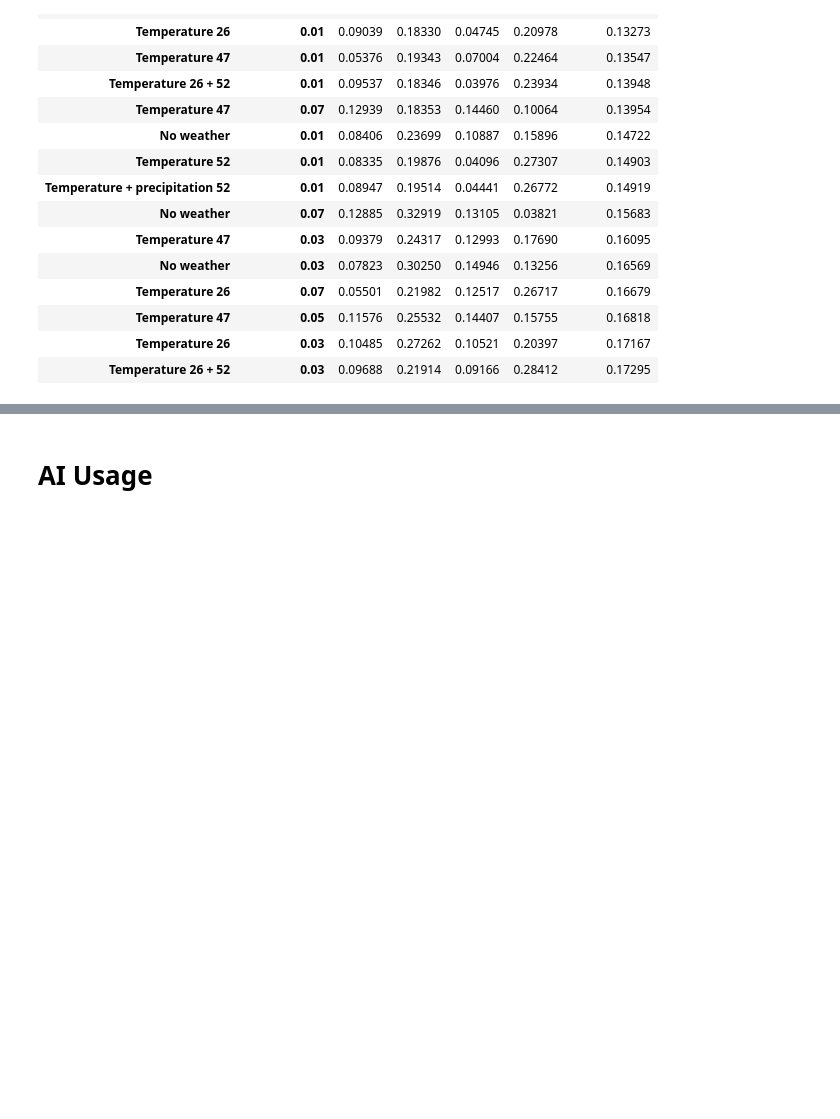
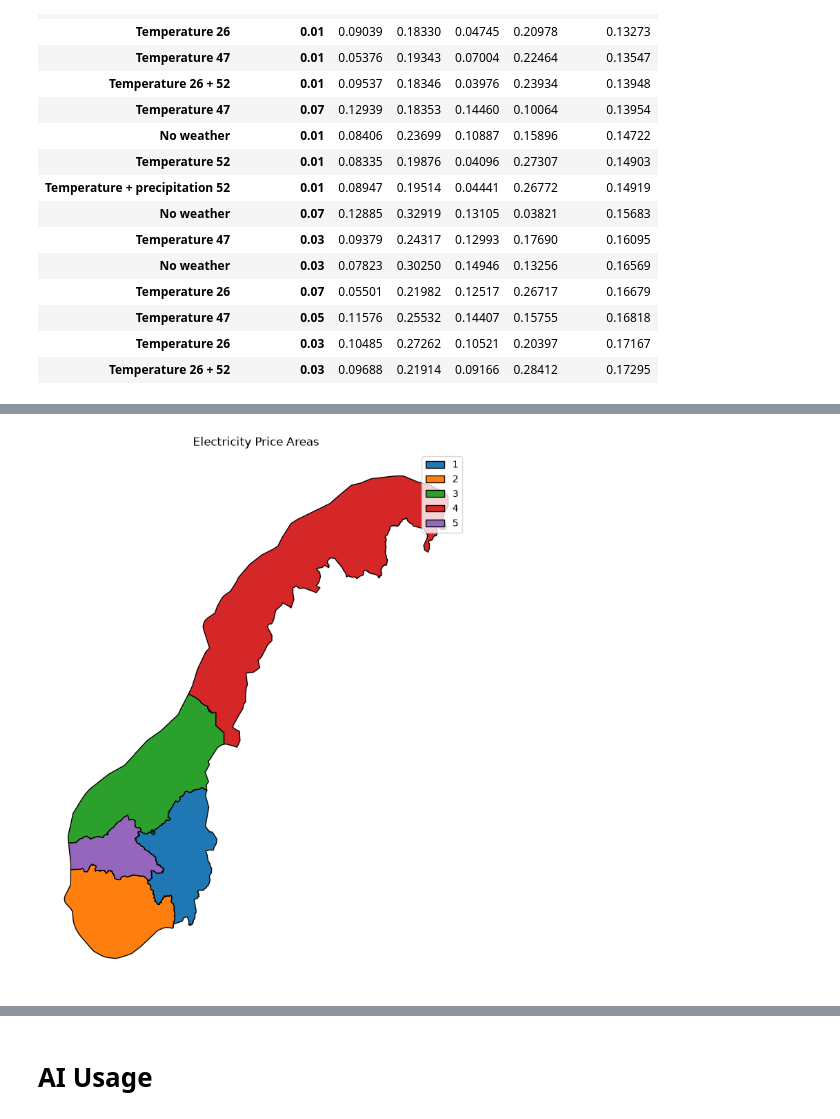
Before and after one commit to magloev/magloevIND320, a Jupyter notebook: notebooks/Task4.ipynb, the cells around one changed output, grey strips where cells are left out. Cells and saved outputs as stored; diff of their text form; code cells hidden in the pictures; blank space fills up the shorter version.

```diff
--- a/notebooks/Task4.ipynb
+++ b/notebooks/Task4.ipynb
@@ -2152,0 +2680,6 @@ Still none of the tested weather configurations outperformed the reservoir-only
+# %%
+gdf_zones["area_id"] = gdf_zones["budomr"].str.extract(r"(\d+)").astype(int)
+
+gdf_el = gdf_zones[["area_id", "geometry"]].copy()
+
+display(gdf_el)
@@ -2152,0 +2693,9 @@ Still none of the tested weather configurations outperformed the reservoir-only
+# %%
+gdf_el.plot(column="area_id", categorical=True, legend=True,
+            edgecolor="black", figsize=(8, 10))
+
+plt.title("Electricity Price Areas")
+plt.axis("off")
+plt.show()
+# %% [output]
+[figure, added]
```
Also changed, not shown: parts of 30 cells of this notebook, 18 other files.
